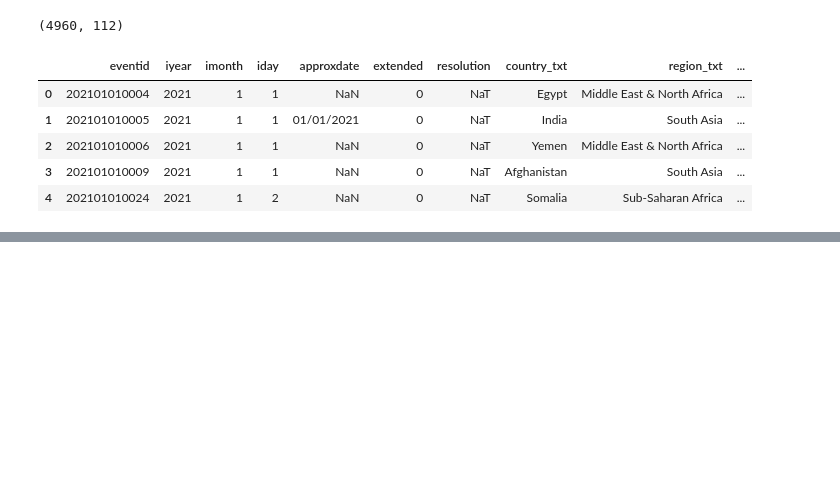
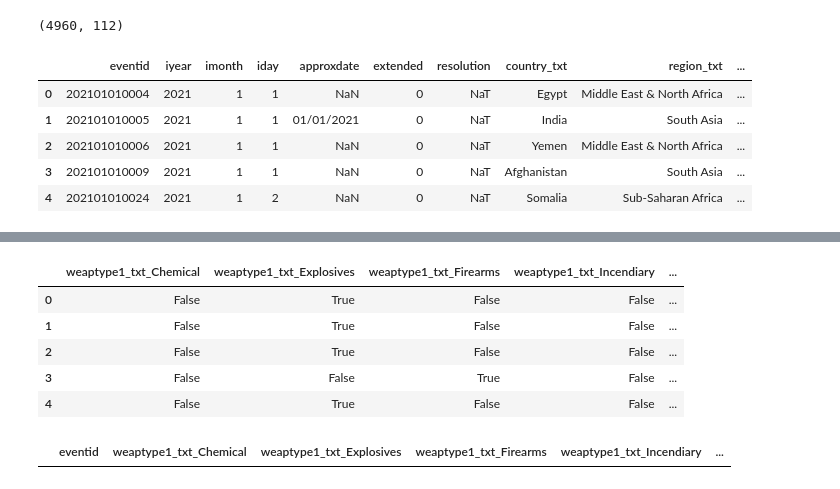
Before and after one commit to ekomlenovic/SecurityDataset, a Jupyter notebook: data_processing.ipynb, the cells around one changed output, grey strips where cells are left out. Drawn from its saved outputs; the diff is of its cells as text; code cells hidden in the pictures; blank space fills up the shorter version.

```diff
--- a/data_processing.ipynb
+++ b/data_processing.ipynb
@@ -63,0 +107,25 @@ df1.head()
+# %%
+encoder = OneHotEncoder(handle_unknown='ignore')
+
+X = df1[['weaptype1_txt']]
+
+encoder = encoder.fit(X)
+
+weapon_cols = pd.DataFrame(encoder.transform(X).toarray(),dtype=bool, columns=encoder.get_feature_names_out(['weaptype1_txt']))
+
+weapon_cols.head()
+# %% [output]
+|  | weaptype1_txt_Chemical | weaptype1_txt_Explosives | weaptype1_txt_Firearms | weaptype1_txt_Incendiary | ... |
+| 0 | False | True | False | False | ... |
+| 1 | False | True | False | False | ... |
+| 2 | False | True | False | False | ... |
+| 3 | False | False | True | False | ... |
+| 4 | False | True | False | False | ... |
+# %%
+df_corr = pd.concat([df1['eventid'], weapon_cols,gname_cols], axis=1)
+
+df_corr.head()
+
+df_corr[df_corr['gname_Ahl al-Marouf'].isnull()]
+# %% [output]
+|  | eventid | weaptype1_txt_Chemical | weaptype1_txt_Explosives | weaptype1_txt_Firearms | weaptype1_txt_Incendiary | ... |
```
Also changed, not shown: parts of 5 cells of this notebook, 2 other files.
